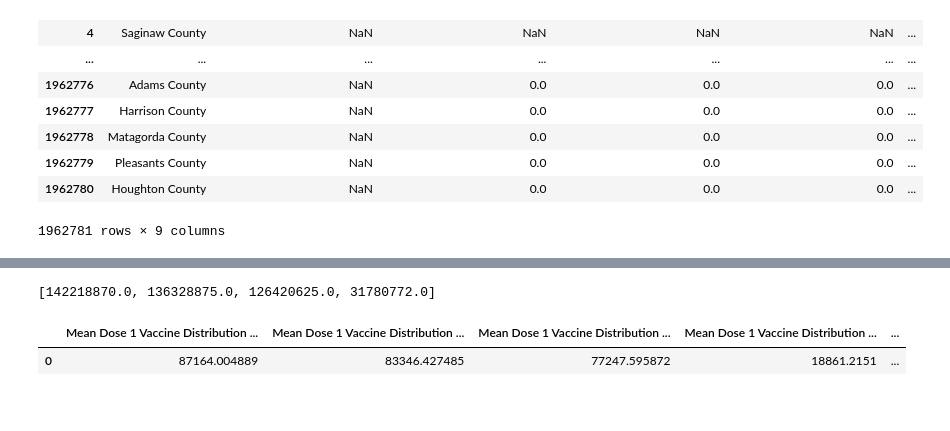
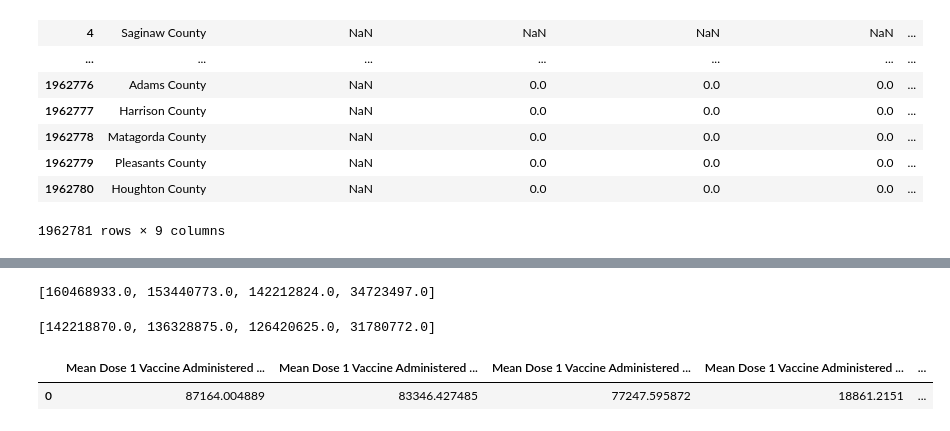
Before and after one commit to tinalina1003/Project1-Group4, a Jupyter notebook: Keyana/Age vs Vaccinations Administered.ipynb, the cells around one changed output, grey strips where cells are left out. Cells and saved outputs as stored; diff of their text form; code cells hidden in the pictures.

```diff
--- a/Keyana/Age vs Vaccinations Administered.ipynb
+++ b/Keyana/Age vs Vaccinations Administered.ipynb
@@ -137,56 +133,60 @@ print(vaccines_dose1)
-# %%
-print(vaccines_series)
-# %% [output]
-[142218870.0, 136328875.0, 126420625.0, 31780772.0]
+# %%
+print(vaccines_dose1)
+# %% [output]
+[160468933.0, 153440773.0, 142212824.0, 34723497.0]
+# %%
+print(vaccines_series)
+# %% [output]
+[142218870.0, 136328875.0, 126420625.0, 31780772.0]
 # %%
 # Statistical summary for dose 1
 mean_dose1_5 = vaccine_df['Administered Dose 1 (5 Plus)'].mean()
 median_dose1_5 = vaccine_df['Administered Dose 1 (5 Plus)'].median()
 variance_dose1_5 = vaccine_df['Administered Dose 1 (5 Plus)'].var()
 std_dev_dose1_5 = vaccine_df['Administered Dose 1 (5 Plus)'].std()
 sem_dose1_5 = vaccine_df['Administered Dose 1 (5 Plus)'].sem()
 
 mean_dose1_12 = vaccine_df['Administered Dose 1 (12 Plus)'].mean()
 median_dose1_12 = vaccine_df['Administered Dose 1 (12 Plus)'].median()
 variance_dose1_12 = vaccine_df['Administered Dose 1 (12 Plus)'].var()
 std_dev_dose1_12 = vaccine_df['Administered Dose 1 (12 Plus)'].std()
 sem_dose1_12 = vaccine_df['Administered Dose 1 (12 Plus)'].sem()
 
 mean_dose1_18 = vaccine_df['Administered Dose 1 (18 Plus)'].mean()
 median_dose1_18 = vaccine_df['Administered Dose 1 (18 Plus)'].median()
 variance_dose1_18 = vaccine_df['Administered Dose 1 (18 Plus)'].var()
 std_dev_dose1_18 = vaccine_df['Administered Dose 1 (18 Plus)'].std()
 sem_dose1_18 = vaccine_df['Administered Dose 1 (18 Plus)'].sem()
 
 mean_dose1_65 = vaccine_df['Administered Dose 1 (65 Plus)'].mean()
 median_dose1_65 = vaccine_df['Administered Dose 1 (65 Plus)'].median()
 variance_dose1_65 = vaccine_df['Administered Dose 1 (65 Plus)'].var()
 std_dev_dose1_65 = vaccine_df['Administered Dose 1 (65 Plus)'].std()
 sem_dose1_65 = vaccine_df['Administered Dose 1 (65 Plus)'].sem()
 
-summary_dose1_df = pd.DataFrame({"Mean Dose 1 Vaccine Distribution (Age 5+)": mean_dose1_5,
-                           "Mean Dose 1 Vaccine Distribution (Age 12+)": mean_dose1_12,
-                           "Mean Dose 1 Vaccine Distribution (Age 18+)": mean_dose1_18,
-                           "Mean Dose 1 Vaccine Distribution (Age 65+)": mean_dose1_65,
-                           "Median Dose 1 Vaccine Distribution (Age 5+)": median_dose1_5,
-                           "Median Dose 1 Vaccine Distribution (Age 12+)": median_dose1_12,
-                           "Median Dose 1 Vaccine Distribution (Age 18+)": median_dose1_18,
-                           "Median Dose 1 Vaccine Distribution (Age 65+)": median_dose1_65,
-                           "Dose 1 Vaccine Distribution Variance (Age 5+)": variance_dose1_5,
-                           "Dose 1 Vaccine Distribution Variance (Age 12+)": variance_dose1_12,
-                           "Dose 1 Vaccine Distribution Variance (Age 18+)": variance_dose1_18,
-                           "Dose 1 Vaccine Distribution Variance (Age 65+)": variance_dose1_65,
-                           "Dose 1 Vaccine Distribution Std. Dev (Age 5+)": std_dev_dose1_5,
-                           "Dose 1 Vaccine Distribution Std. Dev (Age 12+)": std_dev_dose1_12,
-                           "Dose 1 Vaccine Distribution Std. Dev (Age 18+)": std_dev_dose1_18,
-                           "Dose 1 Vaccine Distribution Std. Dev (Age 65+)": std_dev_dose1_65,
-                           "Dose 1 Vaccine Distribution Std. Err. (Age 5+)": sem_dose1_5,
-                           "Dose 1 Vaccine Distribution Std. Err. (Age 12+)": sem_dose1_12,
-                           "Dose 1 Vaccine Distribution Std. Err. (Age 18+)": sem_dose1_18,
-                           "Dose 1 Vaccine Distribution Std. Err. (Age 65+)": sem_dose1_65}, index=[0])
+summary_dose1_df = pd.DataFrame({"Mean Dose 1 Vaccine Administered (Age 5+)": mean_dose1_5,
+                           "Mean Dose 1 Vaccine Administered (Age 12+)": mean_dose1_12,
+                           "Mean Dose 1 Vaccine Administered (Age 18+)": mean_dose1_18,
+                           "Mean Dose 1 Vaccine Administered (Age 65+)": mean_dose1_65,
+                           "Median Dose 1 Vaccine Administered (Age 5+)": median_dose1_5,
+                           "Median Dose 1 Vaccine Administered (Age 12+)": median_dose1_12,
+                           "Median Dose 1 Vaccine Administered (Age 18+)": median_dose1_18,
+                           "Median Dose 1 Vaccine Administered (Age 65+)": median_dose1_65,
+                           "Dose 1 Vaccine Administered Variance (Age 5+)": variance_dose1_5,
+                           "Dose 1 Vaccine Administered Variance (Age 12+)": variance_dose1_12,
+                           "Dose 1 Vaccine Administered Variance (Age 18+)": variance_dose1_18,
+                           "Dose 1 Vaccine Administered Variance (Age 65+)": variance_dose1_65,
+                           "Dose 1 Vaccine Administered Std. Dev (Age 5+)": std_dev_dose1_5,
+                           "Dose 1 Vaccine Administered Std. Dev (Age 12+)": std_dev_dose1_12,
+                           "Dose 1 Vaccine Administered Std. Dev (Age 18+)": std_dev_dose1_18,
+                           "Dose 1 Vaccine Administered Std. Dev (Age 65+)": std_dev_dose1_65,
+                           "Dose 1 Vaccine Administered Std. Err. (Age 5+)": sem_dose1_5,
+                           "Dose 1 Vaccine Administered Std. Err. (Age 12+)": sem_dose1_12,
+                           "Dose 1 Vaccine Administered Std. Err. (Age 18+)": sem_dose1_18,
+                           "Dose 1 Vaccine Administered Std. Err. (Age 65+)": sem_dose1_65}, index=[0])
 summary_dose1_df
 # %% [output]
-|  | Mean Dose 1 Vaccine Distribution ... | Mean Dose 1 Vaccine Distribution ... | Mean Dose 1 Vaccine Distribution ... | Mean Dose 1 Vaccine Distribution ... | ... |
+|  | Mean Dose 1 Vaccine Administered ... | Mean Dose 1 Vaccine Administered ... | Mean Dose 1 Vaccine Administered ... | Mean Dose 1 Vaccine Administered ... | ... |
 | 0 | 87164.004889 | 83346.427485 | 77247.595872 | 18861.2151 | ... |
 # %%
 # Summary statistics for series
```
Also changed, not shown: parts of 9 cells of this notebook, 1 other file.
